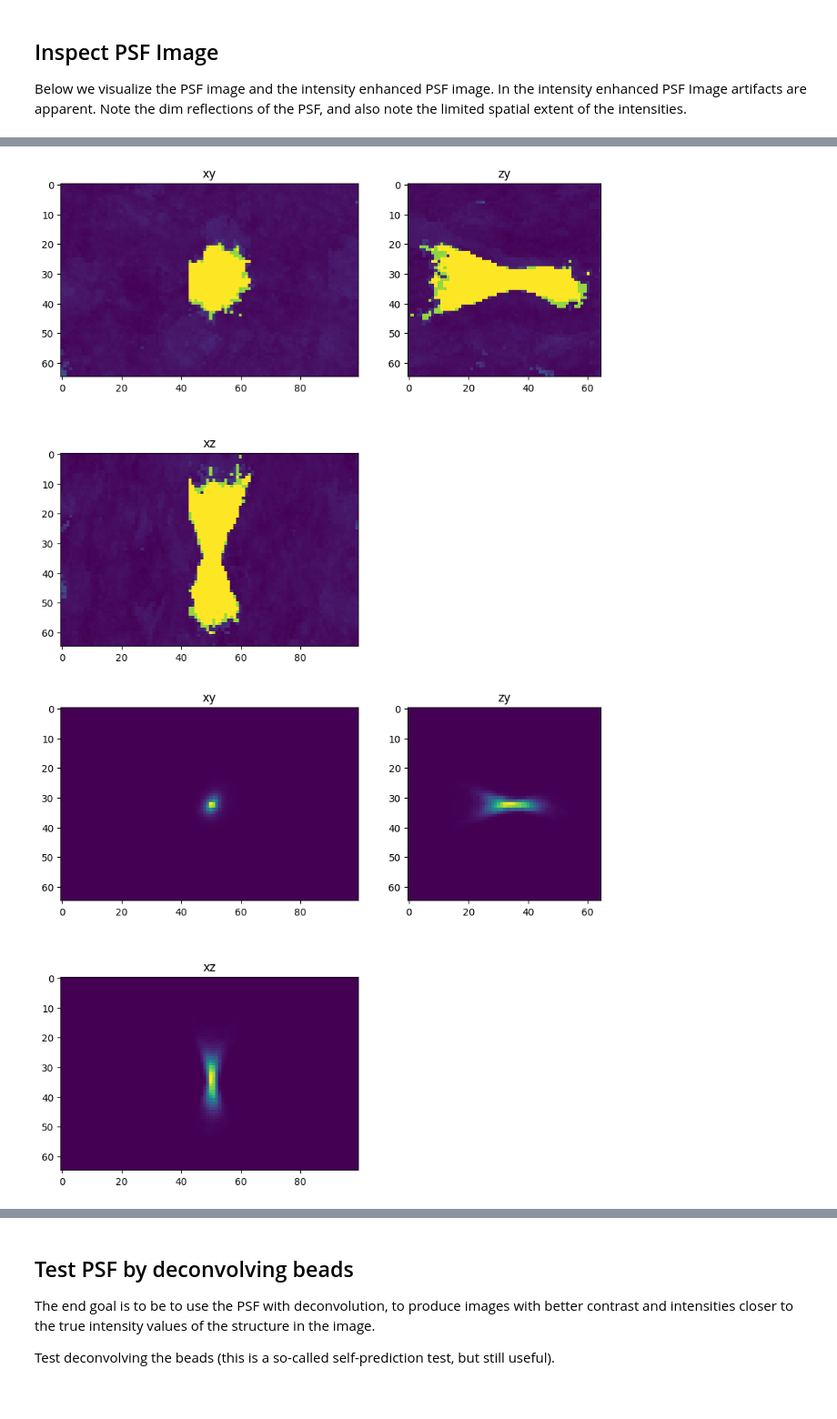
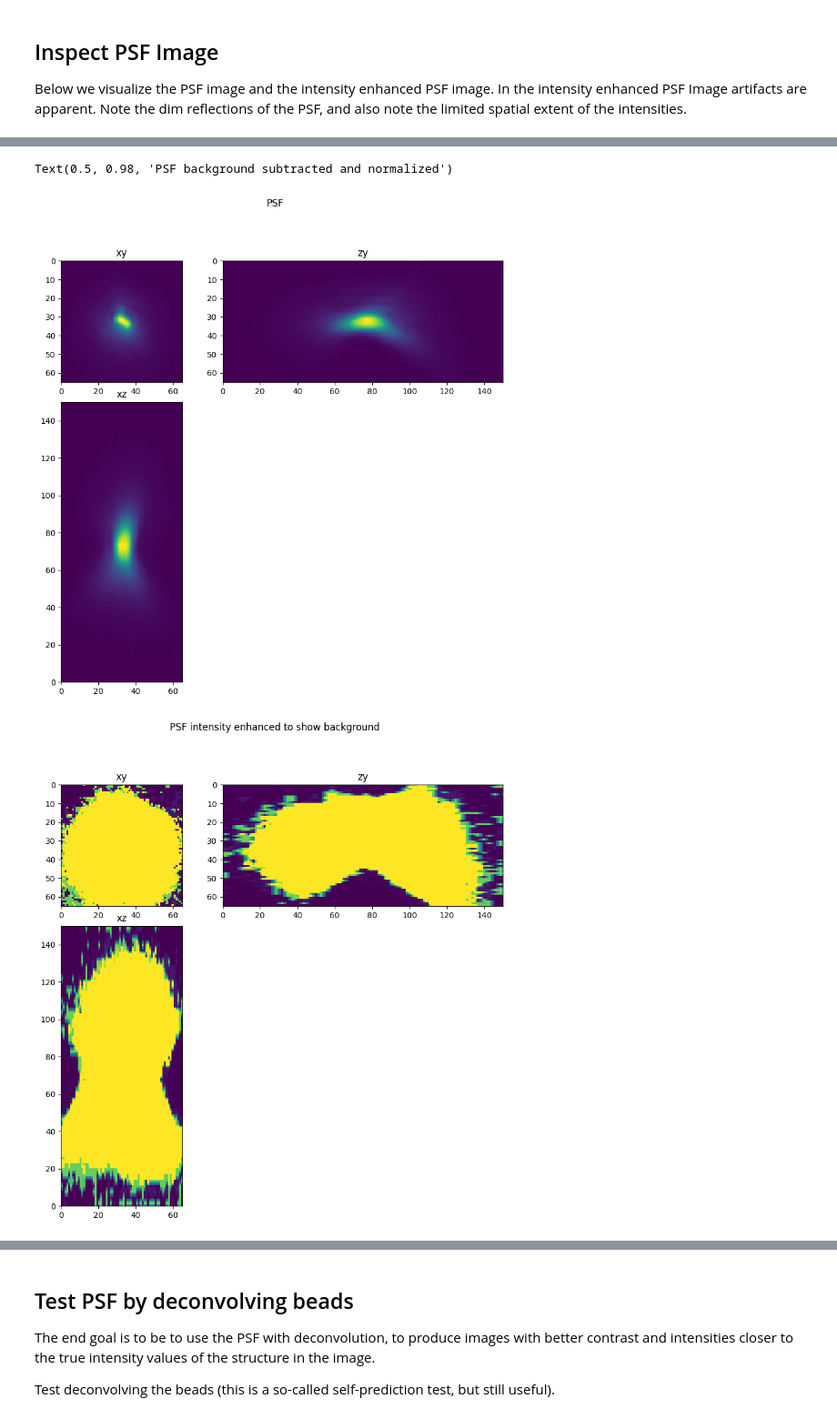
Before and after one commit to True-North-Intelligent-Algorithms/tnia-python, a Jupyter notebook: notebooks/Deconvolution/extract_psf.ipynb, the cells around one changed output, grey strips where cells are left out. Shown at 91% size. Cells and saved outputs as stored; diff of their text form; code cells hidden in the pictures.

```diff
--- a/notebooks/Deconvolution/extract_psf.ipynb
+++ b/notebooks/Deconvolution/extract_psf.ipynb
@@ -64,11 +68,20 @@ The data used in this notebook can be found [here](https://www.dropbox.com/sh/ky
 'Haase_Bead_Image1_crop.tif is courtesy of Robert Haase
 # %%
 tnia_dir = r"D:\images\tnia-python-images\\"
-beads_name = r"deconvolution\beads\beads in agarose stack crop.tif"
-axial_stretch=1
 
-#beads_name = r"deconvolution\beads\SP8_175nm_LaurentBeads_Montage_left.tif"
-#axial_stretch=10
+# dataset = 'agarose'
+dataset = 'LaurentBeads'
+# dataset = 'Haase'
 
-#beads_name = r"deconvolution\beads\Haase_Bead_Image1_crop.tif"
-#axial_stretch=1
+if dataset == 'agarose':
+    beads_name = r"deconvolution\beads\beads in agarose stack crop.tif"
+    axial_stretch=1
+elif dataset == 'LaurentBeads':
+    beads_name = r"deconvolution\beads\SP8_175nm_LaurentBeads_Montage_left.tif"
+    axial_stretch=10
+elif dataset == 'Haase':
+    beads_name = r"deconvolution\beads\Haase_Bead_Image1_crop.tif"
+    axial_stretch=1
+
+print(f"Loading {beads_name}")
+print(f"axial stretch {axial_stretch}")
@@ -186,16 +209,25 @@ Low intensity values and values far away from the center do not contain useful i
 # %%
 from tnia.nd.ndutil import centercrop
-psf_= centercrop(psf, (65,65,100))
+psf_= centercrop(psf, (50,65,65))
+
+# note after cropping we change the axial stretch back to 3 as the xy dimensions are smaller so we don't need as much stretch to visualize the axial dimension
+# (note the axial stretch does not correpsond to the actual xy to z ratio, it is just a visualization parameter)
+axial_stretch=3
 
 background = psf_.max()/500
 
+fig = show_xyz_max(psf_,1,axial_stretch)
+# set title
+fig.suptitle('PSF')
 fig = show_xyz_max(psf_,1,axial_stretch, vmax=background)
-
+fig.suptitle('PSF intensity enhanced to show background')
 psf_ = psf_-background
 psf_[psf_<0]=0
 psf_ = psf_/psf_.sum()
 
 fig = show_xyz_max(psf_,1,axial_stretch)
+fig.suptitle('PSF background subtracted and normalized')
 # %% [output]
+Text(0.5, 0.98, 'PSF background subtracted and normalized')
-[figure, old version]
+[figure, new version]
-[figure, old version]
+[figure, new version]
```
Also changed, not shown: parts of 16 cells of this notebook.
